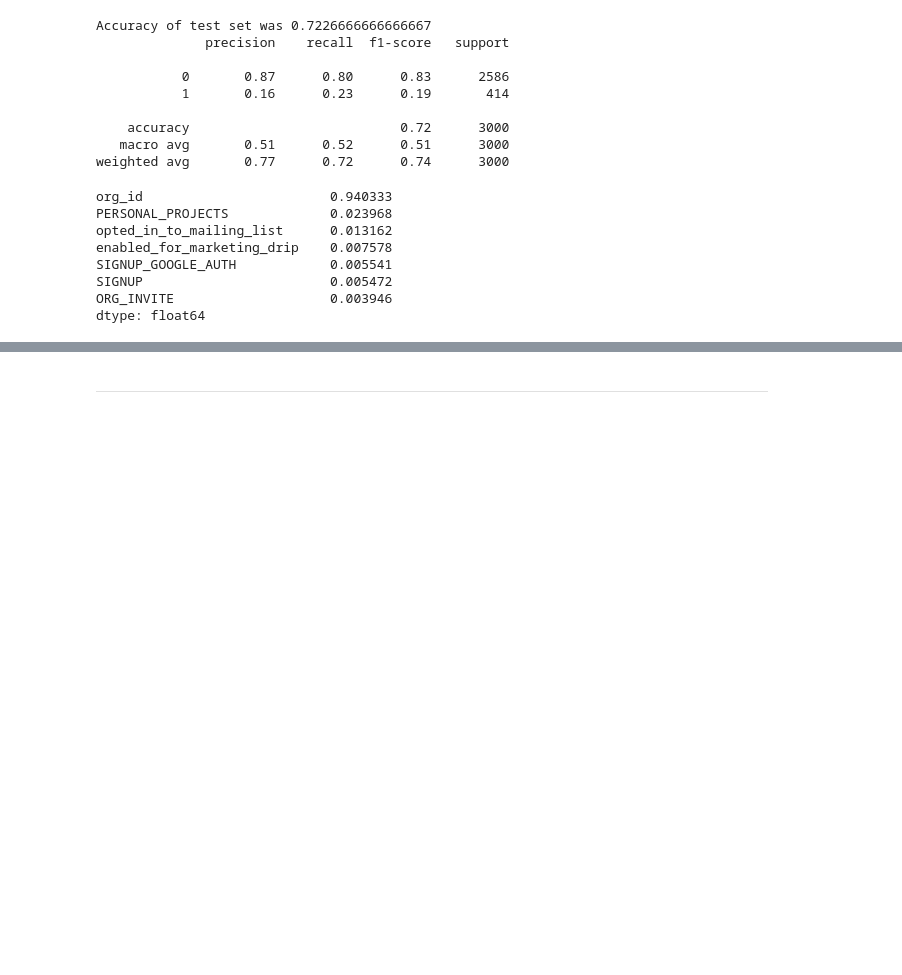
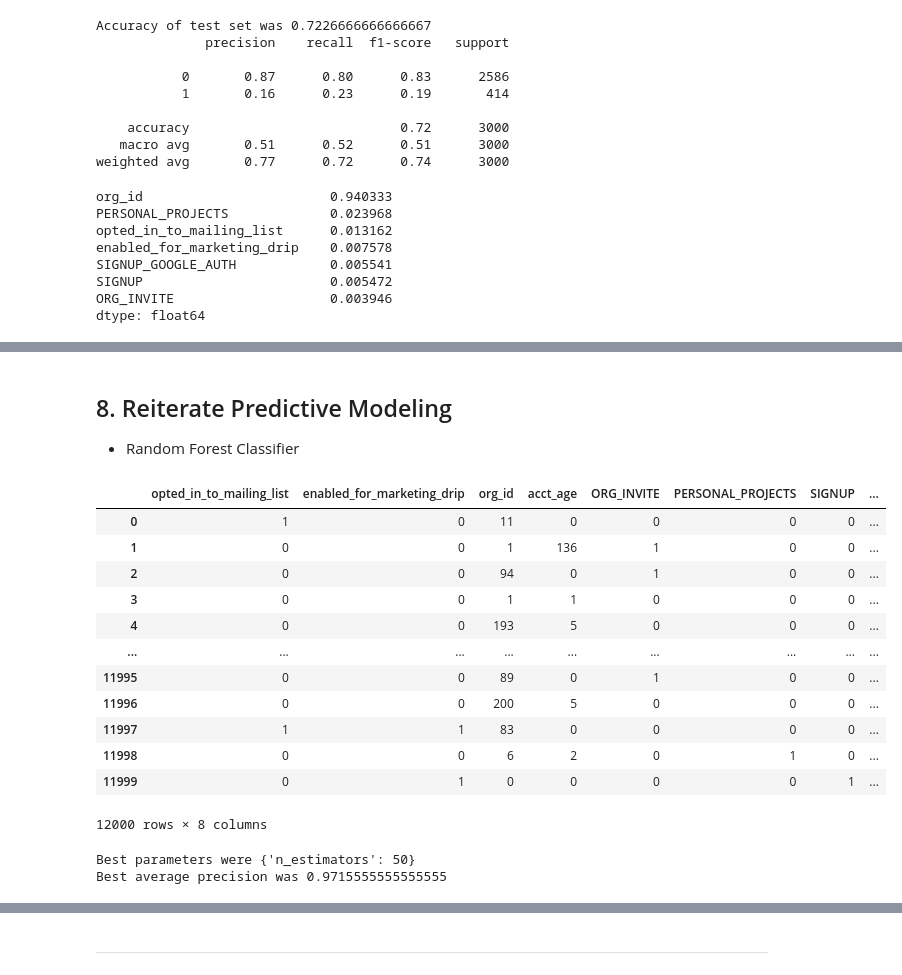
Before and after one commit to gabriellewald/relax-inc-data-challenge, a Jupyter notebook: relax_inc_data_science_challenge.ipynb, the cells around one changed output, grey strips where cells are left out. Cells and saved outputs as stored; diff of their text form; code cells hidden in the pictures; blank space fills up the shorter version.

```diff
--- a/relax_inc_data_science_challenge.ipynb
+++ b/relax_inc_data_science_challenge.ipynb
@@ -324,0 +402,12 @@ dtype: float64
+# %%
+# convert creation_time to date_time obj
+users['creation_time'] = pd.to_datetime(users['creation_time'])
+
+# convert to datetime object
+users['last_session_creation_time'] = pd.to_datetime(users['last_session_creation_time'])
+# %%
+# subtract to find time active
+users['acct_age'] = users['last_session_creation_time'] - users['creation_time']
+
+# convert timedelta64[ns] to int
+users['acct_age'] = users['acct_age'].dt.components.days
@@ -324,0 +429,32 @@ dtype: float64
+# %% [markdown]
+## 8. Reiterate Predictive Modeling
+
+- Random Forest Classifier
+# %%
+# Create dummy variable for creation source
+creation_source = pd.get_dummies(users['creation_source'], drop_first=True)
+
+# Concatenate dummies to users df
+model_data = pd.concat([users, creation_source], axis=1).drop('creation_source', axis=1)
+
+# Create target and features variables
+y = model_data['adopted_user']
+X = model_data.drop(['adopted_user', 'email', 'user_id', 'name', 'creation_time',
+                     'invited_by_user_id', 'last_session_creation_time'], axis=1)
+# %%
+# Features
+X
+# %% [output]
+|  | opted_in_to_mailing_list | enabled_for_marketing_drip | org_id | acct_age | ORG_INVITE | PERSONAL_PROJECTS | SIGNUP | ... |
+| 0 | 1 | 0 | 11 | 0 | 0 | 0 | 0 | ... |
+| 1 | 0 | 0 | 1 | 136 | 1 | 0 | 0 | ... |
+| 2 | 0 | 0 | 94 | 0 | 1 | 0 | 0 | ... |
+| 3 | 0 | 0 | 1 | 1 | 0 | 0 | 0 | ... |
+| 4 | 0 | 0 | 193 | 5 | 0 | 0 | 0 | ... |
+| ... | ... | ... | ... | ... | ... | ... | ... | ... |
+| 11995 | 0 | 0 | 89 | 0 | 1 | 0 | 0 | ... |
+| 11996 | 0 | 0 | 200 | 5 | 0 | 0 | 0 | ... |
+| 11997 | 1 | 1 | 83 | 0 | 0 | 0 | 0 | ... |
+| 11998 | 0 | 0 | 6 | 2 | 0 | 1 | 0 | ... |
+| 11999 | 0 | 1 | 0 | 0 | 0 | 0 | 1 | ... |
+12000 rows × 8 columns
@@ -324,0 +464,14 @@ dtype: float64
+# %%
+# Use random forest model
+clf = RandomForestClassifier(random_state=42, class_weight='balanced')
+
+# use CV to tune number of trees
+params = {'n_estimators': [10, 50, 100, 200]}
+model = GridSearchCV(clf, params)
+model.fit(Xtrain, ytrain)
+
+print('Best parameters were', model.best_params_)
+print('Best average precision was', model.best_score_)
+# %% [output]
+Best parameters were {'n_estimators': 50}
+Best average precision was 0.9715555555555555
```
Also changed, not shown: parts of 31 cells of this notebook.
